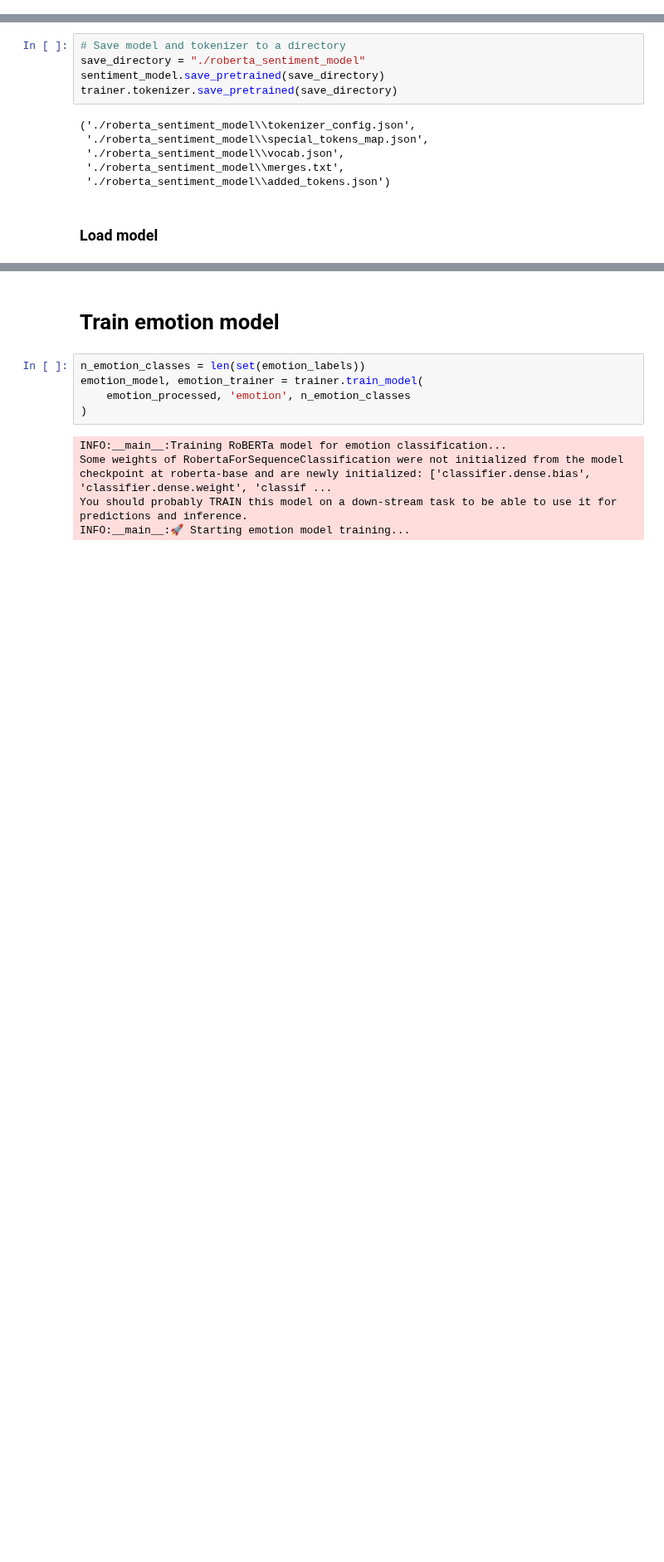
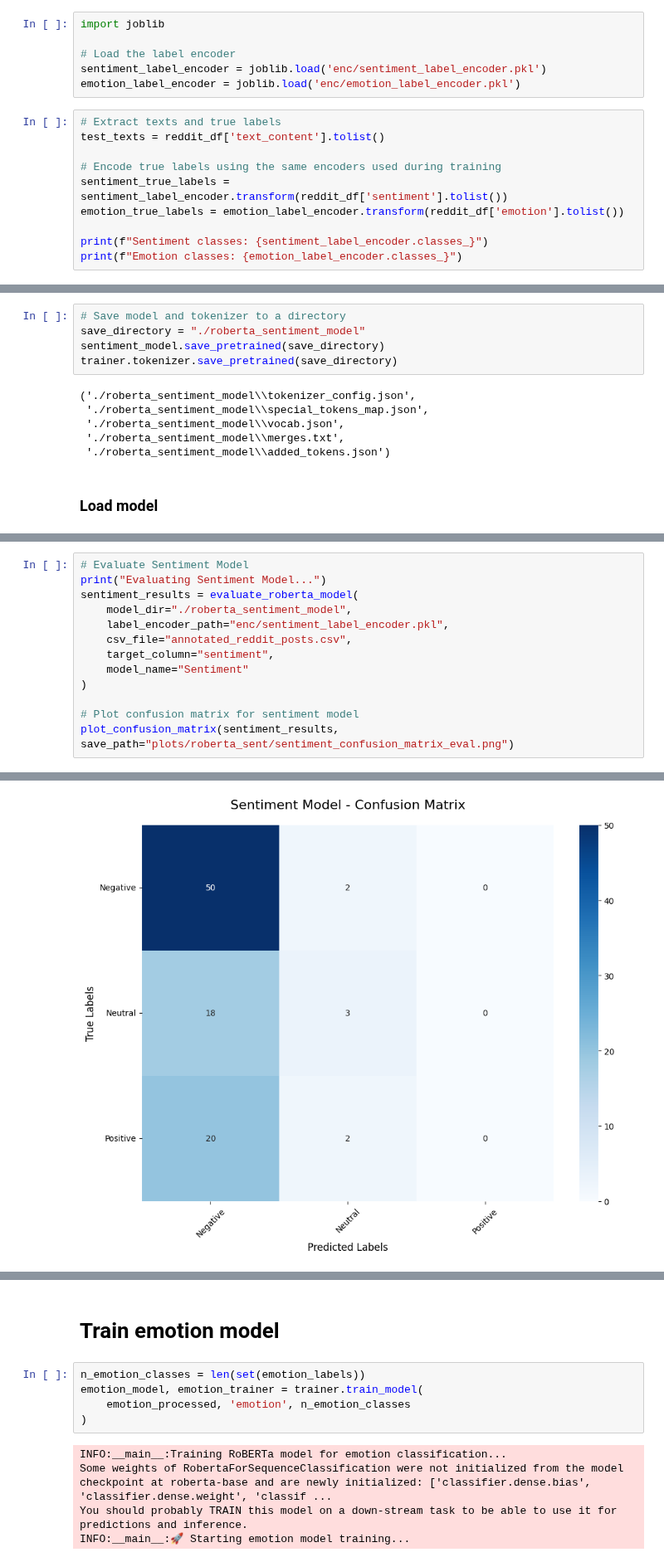
Before and after one commit to lapsapthong-16/multitask, a Jupyter notebook: roberta-training.ipynb, the cells around one changed output, grey strips where cells are left out. Shown at 83% size. Saved outputs shown, nothing was run; the diff lists cells and outputs as text; blank space fills up the shorter version.

Commit message:
finish model training single task prior to tuning

```diff
--- a/roberta-training.ipynb
+++ b/roberta-training.ipynb
@@ -894,0 +711,16 @@ Emotion classes: ['Anger' 'Fear' 'Joy' 'No Emotion' 'Sadness' 'Surprise']
+# %%
+import joblib
+
+# Load the label encoder
+sentiment_label_encoder = joblib.load('enc/sentiment_label_encoder.pkl')
+emotion_label_encoder = joblib.load('enc/emotion_label_encoder.pkl')
+# %%
+# Extract texts and true labels
+test_texts = reddit_df['text_content'].tolist()
+
+# Encode true labels using the same encoders used during training
+sentiment_true_labels = sentiment_label_encoder.transform(reddit_df['sentiment'].tolist())
+emotion_true_labels = emotion_label_encoder.transform(reddit_df['emotion'].tolist())
+
+print(f"Sentiment classes: {sentiment_label_encoder.classes_}")
+print(f"Emotion classes: {emotion_label_encoder.classes_}")
@@ -978,0 +1059,14 @@ Available sentiment classes: ['Negative' 'Neutral' 'Positive']
+# %%
+# Evaluate Sentiment Model
+print("Evaluating Sentiment Model...")
+sentiment_results = evaluate_roberta_model(
+    model_dir="./roberta_sentiment_model",
+    label_encoder_path="enc/sentiment_label_encoder.pkl",
+    csv_file="annotated_reddit_posts.csv",
+    target_column="sentiment",
+    model_name="Sentiment"
+)
+
+# Plot confusion matrix for sentiment model
+plot_confusion_matrix(sentiment_results, save_path="plots/roberta_sent/sentiment_confusion_matrix_eval.png")
+# %% [output]
@@ -979 +1103,2 @@ Available sentiment classes: ['Negative' 'Neutral' 'Positive']
+[figure, added]
 # %% [markdown]
```
Also changed, not shown: parts of 18 cells of this notebook, 11 other files.
